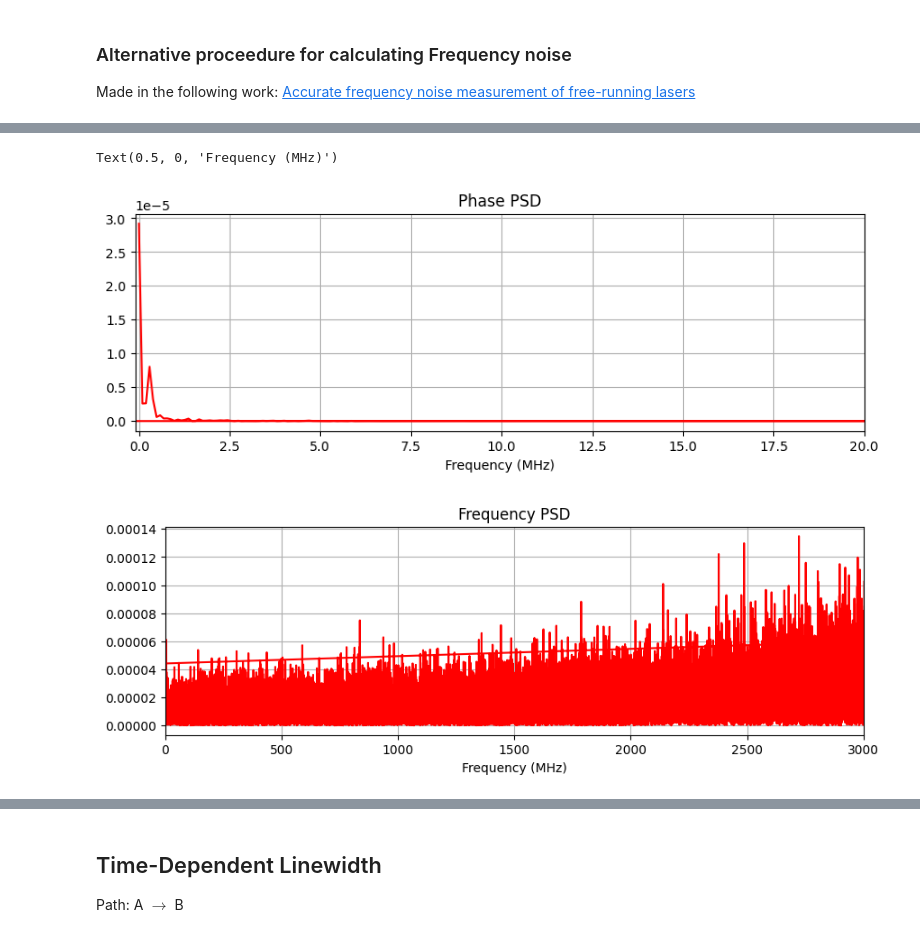
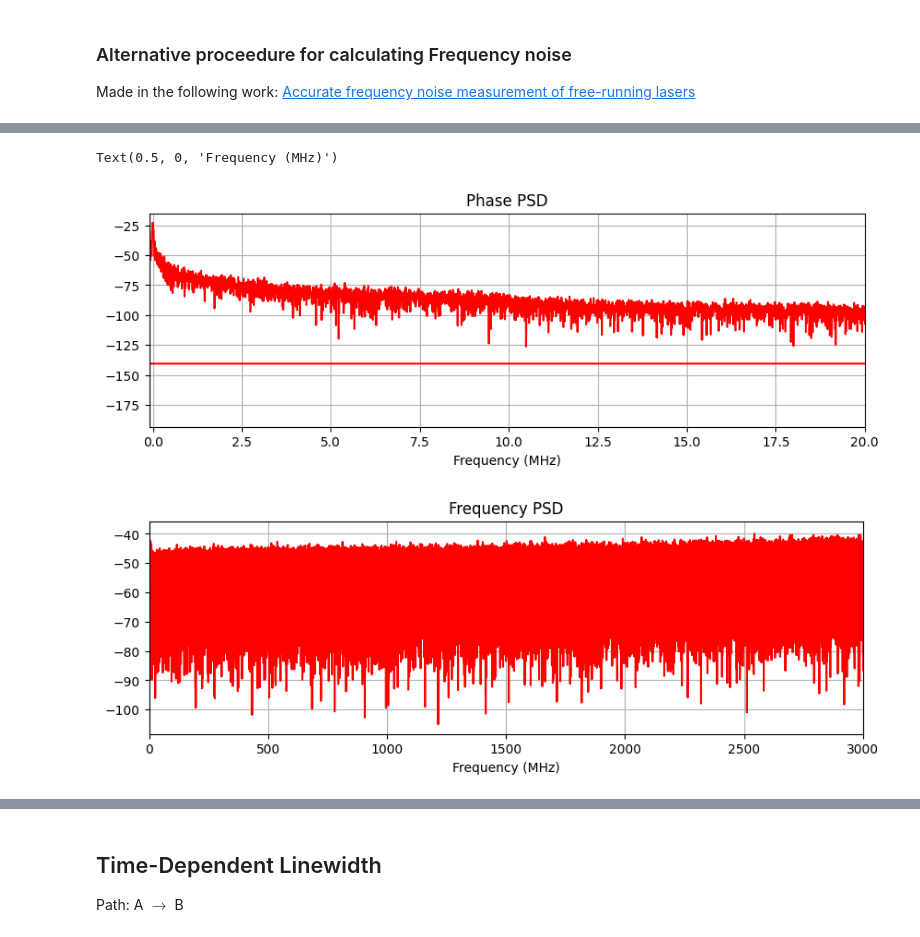
Before and after one commit to CaioRodrigues200/Laser-Study, a Jupyter notebook: Heterodyne_setup.ipynb, the cells around one changed output, grey strips where cells are left out. Cells and saved outputs as stored; diff of their text form; code cells hidden in the pictures.

Commit message:
PSD plots

```diff
--- a/Heterodyne_setup.ipynb
+++ b/Heterodyne_setup.ipynb
@@ -85,8 +24,0 @@ ax[1][0].set_xlim(-5,5)
-# %%
-plt.rc('font',**fontSmall)
-plt.figure(figsize=(6,4))
-plt.plot(tArray,photodiode(Laser1+Laser2))
-plt.xlabel('Time (ms)')
-plt.ylabel('Photocurrent (A)')
-plt.title('Pos-photodiode')
-plt.grid()
@@ -223,7 +153,7 @@ plt.rcParams["figure.figsize"] = (8,6)
 # %%
 # Transmitter parameters:
 paramTx = parameters()
-paramTx.NSb = 2**10         # number os symbols
+paramTx.NSb = 2**14         # number os symbols
 paramTx.SpS = 256*(1/4)          # samples per symbol
 paramTx.Rs  = 100e6           # symbol rate
 paramTx.lw  = 1e6           # laser linewidth
@@ -350,20 +286,20 @@ Text(0.5, 0, 'time (us)')
 # %%
 [Hl1,wl1] = [np.fft.fft(sigTxIphase),np.fft.fftfreq(len(sigTxIphase), d=1/Fs)]
 Hl1 = ((1/Fs)/len(sigTxIphase))*np.abs(Hl1)**2
 plt.figure(figsize=(10,3))
-plt.plot(wl1*1e-6,Hl1, color='red')
+plt.plot(wl1*1e-6,10*np.log10(Hl1), color='red')
 plt.grid()
 plt.title('Phase PSD')
 plt.xlim(-0.1,20)
 plt.xlabel('Frequency (MHz)')
 
 plt.figure(figsize=(10,3))
-plt.plot(wl1*1e-6,Hl1*(2*np.pi*wl1*1e-6)**2, color='red')
+plt.plot(wl1*1e-6,10*np.log10(Hl1*(2*np.pi*wl1*1e-6)**2), color='red')
 plt.grid()
 plt.title('Frequency PSD')
 plt.xlim(-0.1,3000)
 plt.xlabel('Frequency (MHz)')
 # %% [output]
 Text(0.5, 0, 'Frequency (MHz)')
-[figure, old version]
+[figure, new version]
-[figure, old version]
+[figure, new version]
```
Also changed, not shown: parts of 15 cells of this notebook.
